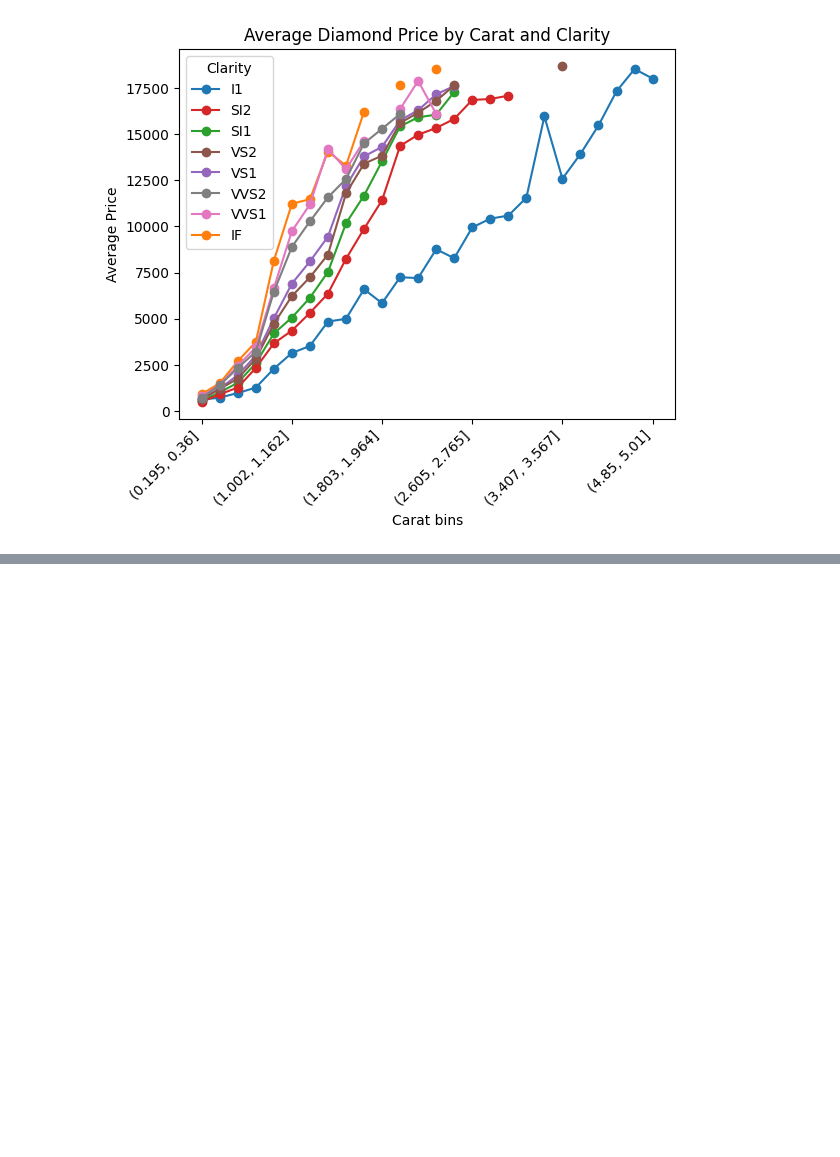
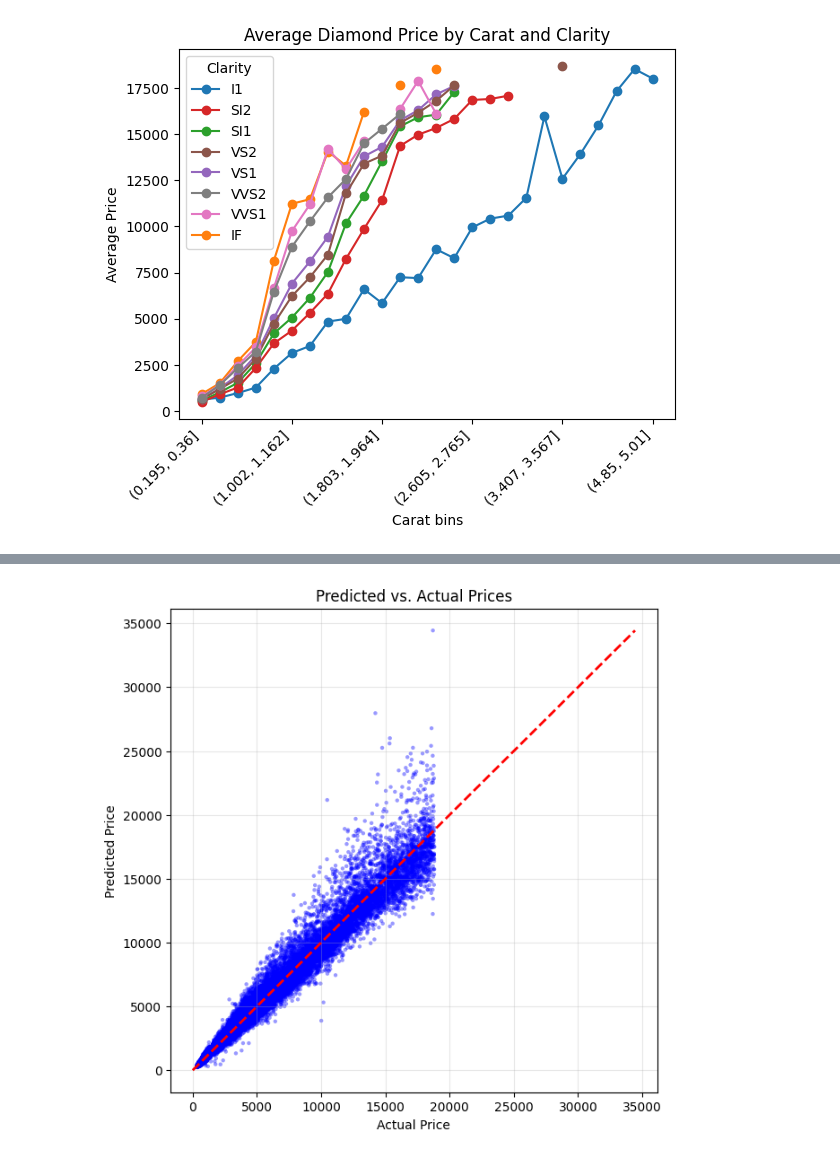
Before and after one commit to irisgracesev/DiamondsVis, a Jupyter notebook: DiamondVis.ipynb, the cells around one changed output, grey strips where cells are left out. Cells and saved outputs as stored; diff of their text form; code cells hidden in the pictures; blank space fills up the shorter version.

```diff
--- a/DiamondVis.ipynb
+++ b/DiamondVis.ipynb
@@ -223,0 +302,5 @@ Text(0.5, 1.0, 'Average Diamond Price by Carat and Clarity')
+# %%
+sig2 = loglog_mod.resid.var()
+
+dia_unique["predicted_log_price"] = loglog_mod.fittedvalues
+dia_unique["predicted_price"] = np.exp(dia_unique["predicted_log_price"] + sig2 / 2)
@@ -223,0 +338,18 @@ Text(0.5, 1.0, 'Average Diamond Price by Carat and Clarity')
+# %%
+plt.figure(figsize = (7,7))
+plt.scatter(
+    dia_unique["price"],
+    dia_unique["predicted_price"],
+    alpha = 0.4, s = 10, color = "blue", edgecolors = "none"
+)
+
+lims = [0, dia_unique[["price", "predicted_price"]].values.max()]
+plt.plot(lims, lims, "r--", lw = 2)
+
+plt.xlabel("Actual Price")
+plt.ylabel("Predicted Price")
+plt.title("Predicted vs. Actual Prices")
+plt.grid(alpha=0.3)
+plt.show()
+# %% [output]
+[figure, added]
```
Also changed, not shown: parts of 25 cells of this notebook.
